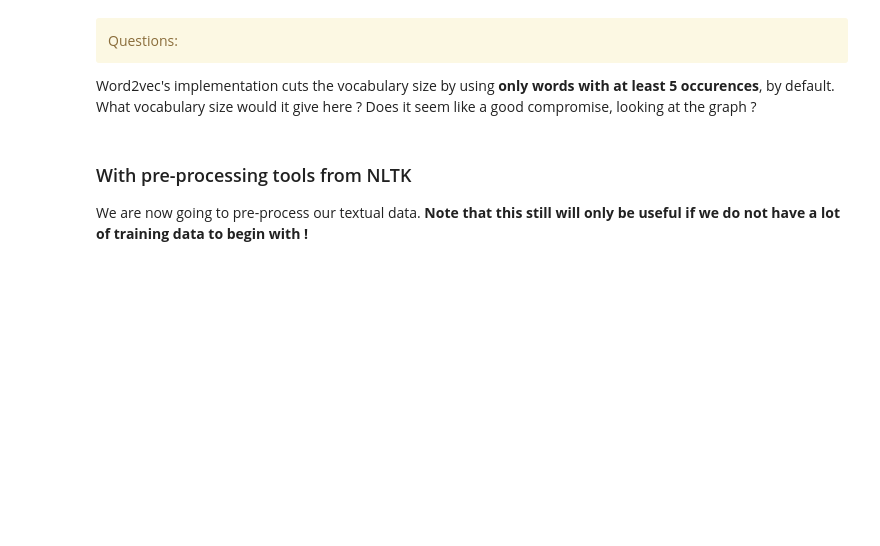
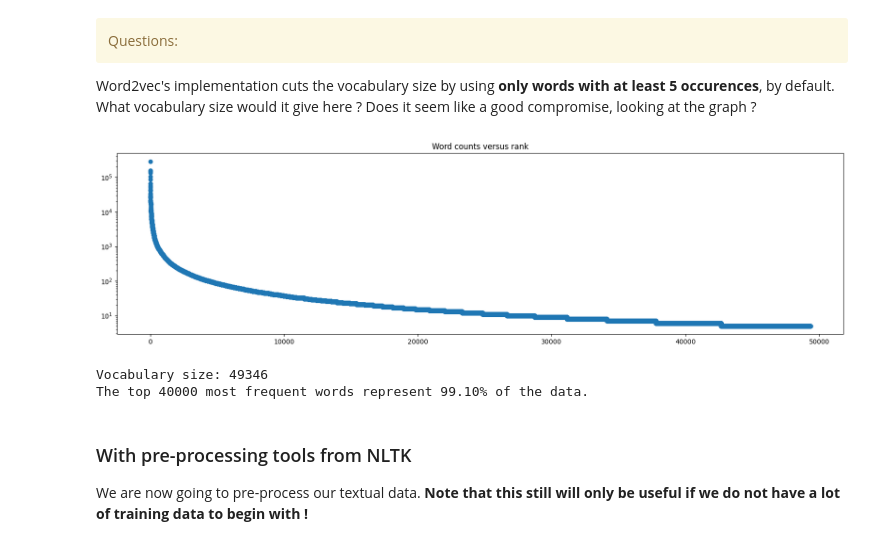
Before and after one commit to joaomelga/TP_Sentiment_Analysis_Hannas_Melga, a Jupyter notebook: movies_sentiment_tp.ipynb, the cells around one changed output. Saved outputs shown, nothing was run; the diff lists cells and outputs as text; code cells hidden in the pictures; blank space fills up the shorter version.

```diff
--- a/movies_sentiment_tp.ipynb
+++ b/movies_sentiment_tp.ipynb
@@ -819,6 +894,31 @@ print('Part of the corpus by taking the "x" most frequent words ?')
             Questions:</div>
 
 Word2vec's implementation cuts the vocabulary size by using **only words with at least 5 occurences**, by default. What vocabulary size would it give here ? Does it seem like a good compromise, looking at the graph ?
+# %%
+vocab_5_occur, word_counts = vocabulary(train_texts, count_threshold=5, voc_threshold=1000000)
+word_frequencies = list(word_counts.values())
+ranks = list(range(len(word_frequencies)))
+
+
+plt.figure(figsize=(20, 5))
+plt.title('Word counts versus rank')
+plt.scatter(ranks, word_frequencies)
+plt.yscale('log')
+plt.show()
+
+k = 40000
+sorted_frequencies = sorted(word_frequencies, reverse=True)
+
+total_frequency = sum(sorted_frequencies)
+cumulative_sum = sum(sorted_frequencies[:k])
+percentage = (cumulative_sum / total_frequency) * 100
+
+print('Vocabulary size: %i' % len(vocab_5_occur))
+print(f"The top {k} most frequent words represent {percentage:.2f}% of the data.")
+# %% [output]
+[figure, added]
+Vocabulary size: 49346
+The top 40000 most frequent words represent 99.10% of the data.
 # %% [markdown]
 ### With pre-processing tools from NLTK
 
```
Also changed, not shown: parts of 16 cells of this notebook.
